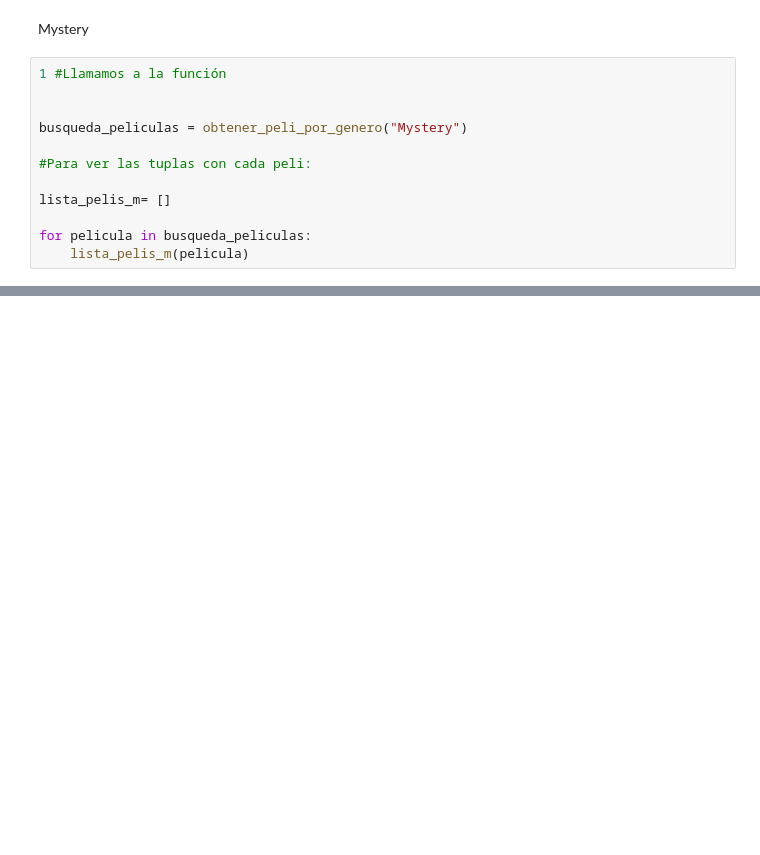
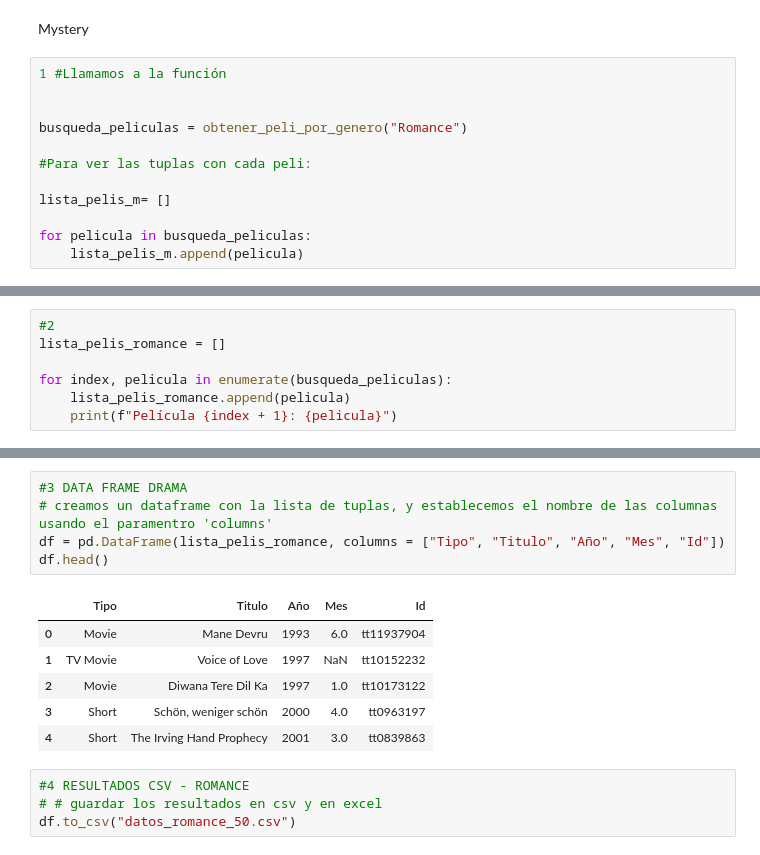
Before and after one commit to Adalab/proyecto-da-promo-F-modulo-2-team-4, a Jupyter notebook: BORRADOR_API_CSV.ipynb, the cells around one changed output, grey strips where cells are left out. Drawn from its saved outputs; the diff is of its cells as text; blank space fills up the shorter version.

```diff
--- a/BORRADOR_API_CSV.ipynb
+++ b/BORRADOR_API_CSV.ipynb
@@ -215,12 +215,12 @@ Mystery
 1 #Llamamos a la función
 
 
-busqueda_peliculas = obtener_peli_por_genero("Mystery")
+busqueda_peliculas = obtener_peli_por_genero("Romance")
 
 #Para ver las tuplas con cada peli:
 
 lista_pelis_m= []
 
 for pelicula in busqueda_peliculas:
-    lista_pelis_m(pelicula)
+    lista_pelis_m.append(pelicula)
 # %% [output]
@@ -243,0 +244,7 @@ https://moviesdatabase.p.rapidapi.com/titles?year=1990&genre=Mystery&page=50&lim
+# %%
+#2
+lista_pelis_romance = []
+
+for index, pelicula in enumerate(busqueda_peliculas):
+    lista_pelis_romance.append(pelicula)
+    print(f"Película {index + 1}: {pelicula}")
@@ -243,0 +269,16 @@ https://moviesdatabase.p.rapidapi.com/titles?year=1990&genre=Mystery&page=50&lim
+# %%
+#3 DATA FRAME DRAMA
+# creamos un dataframe con la lista de tuplas, y establecemos el nombre de las columnas usando el paramentro 'columns'
+df = pd.DataFrame(lista_pelis_romance, columns = ["Tipo", "Titulo", "Año", "Mes", "Id"])
+df.head()
+# %% [output]
+|  | Tipo | Titulo | Año | Mes | Id |
+| 0 | Movie | Mane Devru | 1993 | 6.0 | tt11937904 |
+| 1 | TV Movie | Voice of Love | 1997 | NaN | tt10152232 |
+| 2 | Movie | Diwana Tere Dil Ka | 1997 | 1.0 | tt10173122 |
+| 3 | Short | Schön, weniger schön | 2000 | 4.0 | tt0963197 |
+| 4 | Short | The Irving Hand Prophecy | 2001 | 3.0 | tt0839863 |
+# %%
+#4 RESULTADOS CSV - ROMANCE
+# # guardar los resultados en csv y en excel
+df.to_csv("datos_romance_50.csv")
```
Also changed, not shown: parts of 4 cells of this notebook, 10 other files.
